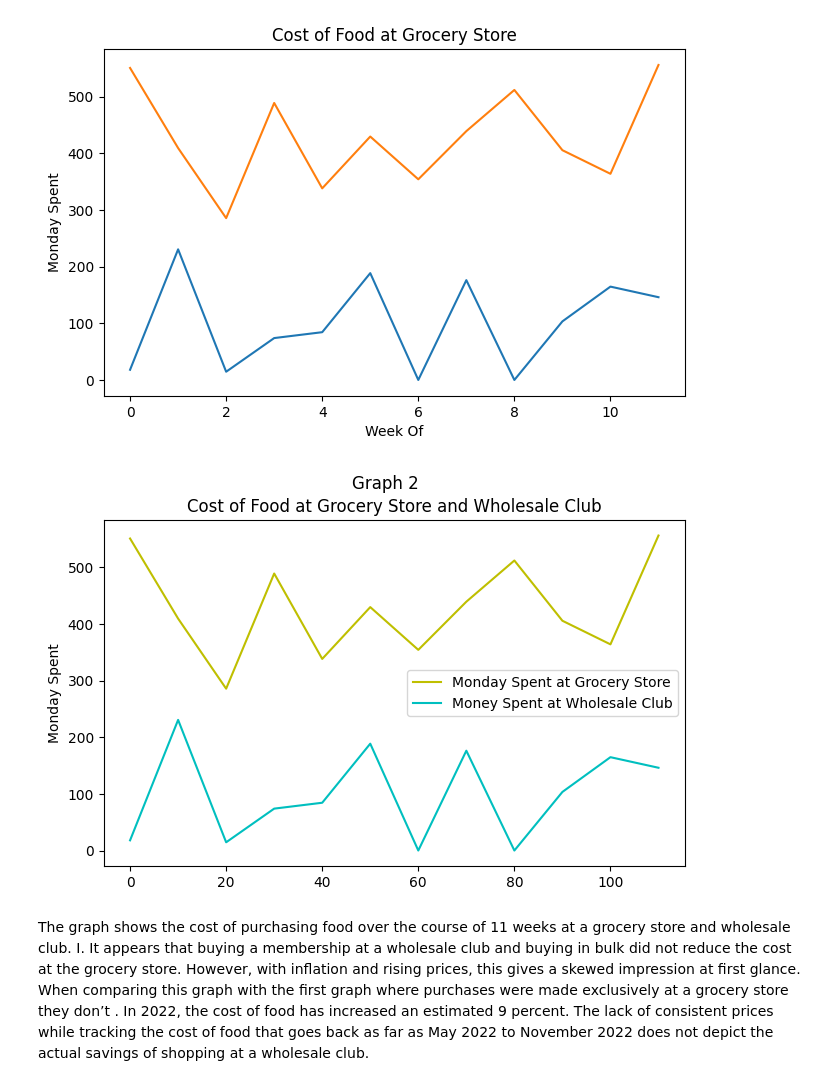
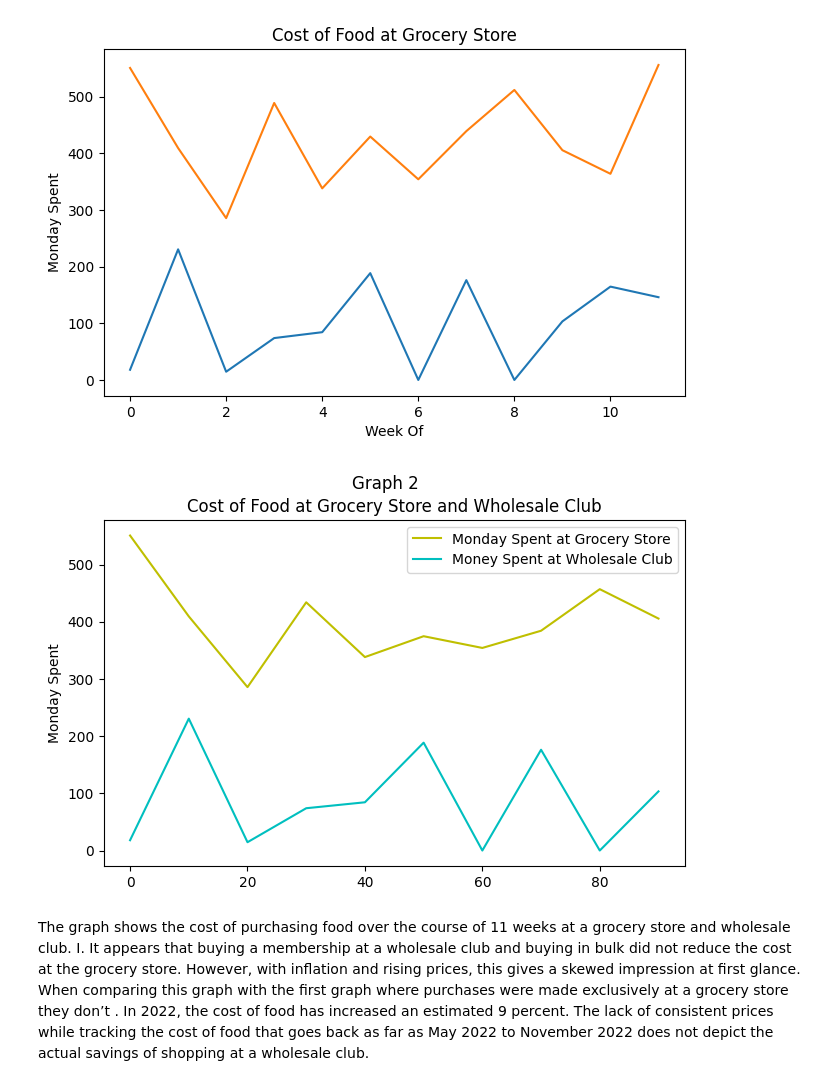
Before and after one commit to ACollins00/CostComparison, a Jupyter notebook: ProjectNov2022.ipynb, the cells around one changed output. Saved outputs shown, nothing was run; the diff lists cells and outputs as text; code cells hidden in the pictures.

```diff
--- a/ProjectNov2022.ipynb
+++ b/ProjectNov2022.ipynb
@@ -74,24 +74,24 @@ Contents in csv file:      Week  WholesaleClub  GroceryStore
 # %%
 import matplotlib.pyplot as plt
 import pandas as pd
 
-x = [0, 10, 20, 30, 40, 50, 60, 70, 80, 90, 100, 110]
-y = [18.00, 230.60, 14.54, 73.96, 84.35, 188.60, 0.00, 176.22, 0.00, 103.42, 164.79, 146.10]
-z = [550.77, 409.41, 285.70, 488.97, 338.25, 429.68, 354.23, 439.23, 511.94, 405.60, 363.94, 556.04]
+x = [0, 10, 20, 30, 40, 50, 60, 70, 80, 90]
+y = [18.00, 230.60, 14.54, 73.96, 84.35, 188.60, 0.00, 176.22, 0.00, 103.42]
+z = [550.77, 409.41, 285.70, 434.02, 338.25, 374.73, 354.23, 384.28, 456.99, 405.60]
 
 plt.plot(x, z, 'y', label='Monday Spent at Grocery Store')
 
 plt.plot(x, y, 'c', label='Money Spent at Wholesale Club')
 
 plt.title("Cost of Food at Grocery Store and Wholesale Club")
 plt.suptitle("Graph 2")
 plt.ylabel('Monday Spent')
 
 
 plt.legend()
 plt.show()
 # %% [output]
-[figure, old version]
+[figure, new version]
 # %% [markdown]
 The graph shows the cost of purchasing food over the course of 11 weeks at a grocery store and wholesale club. I. It appears that buying a membership at a wholesale club and buying in bulk did not reduce the cost at the grocery store. However, with inflation and rising prices, this gives a skewed impression at first glance. When comparing this graph with the first graph where purchases were made exclusively at a grocery store they don’t . In 2022, the cost of food has increased an estimated 9 percent. The lack of consistent prices while tracking the cost of food that goes back as far as May 2022 to November 2022 does not depict the actual savings of shopping at a wholesale club.
 # %% [markdown]
```
Also changed, not shown: parts of 7 cells of this notebook.
